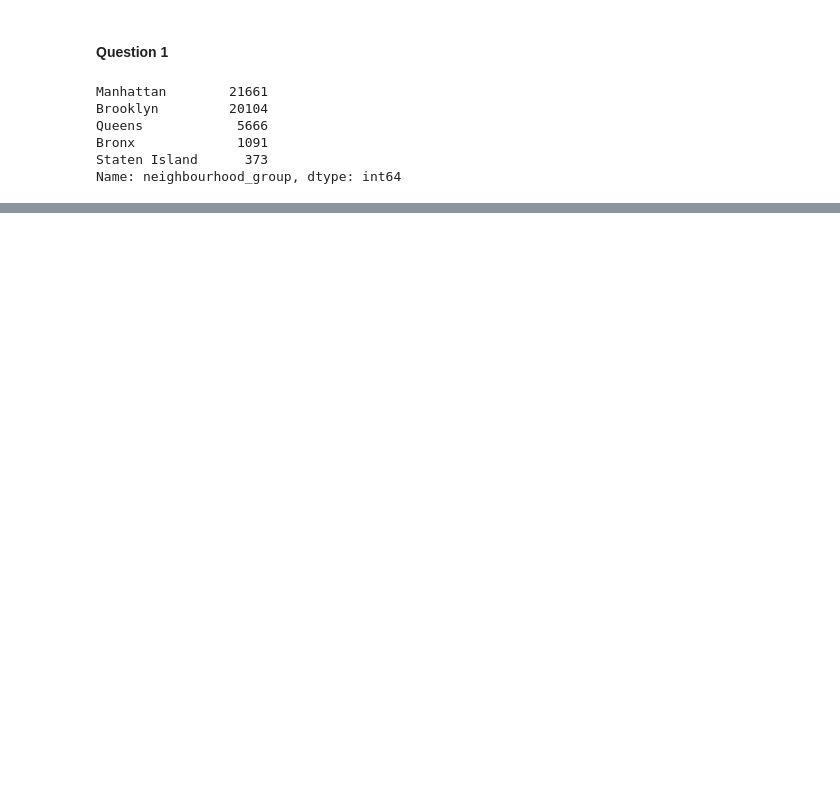
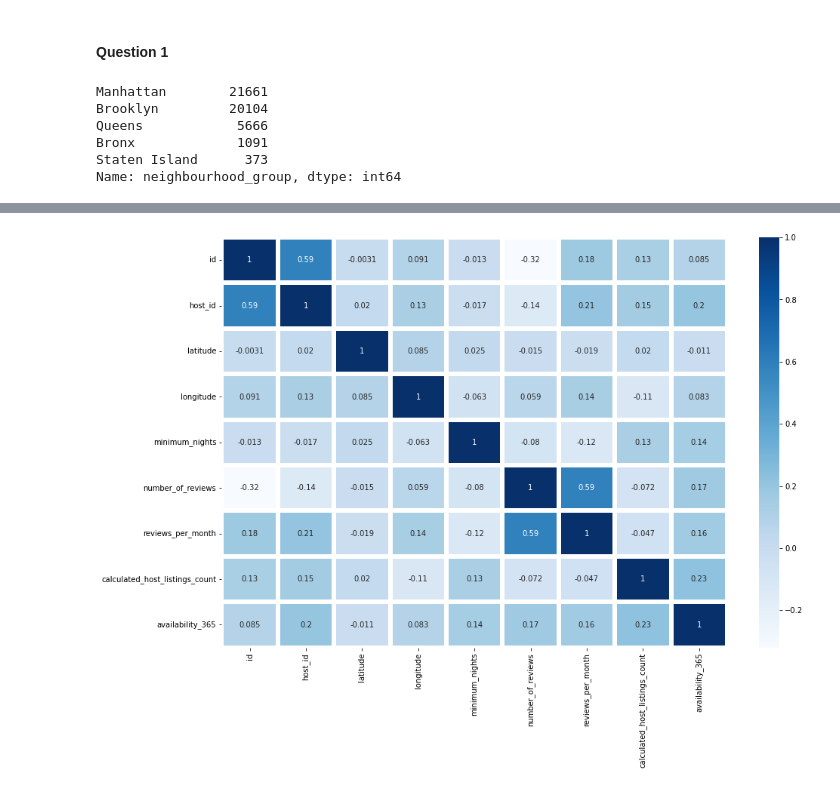
Before and after one commit to OneNameSam/Twitter, a Jupyter notebook: Week_3_Homework.ipynb, the cells around one changed output, grey strips where cells are left out. Cells and saved outputs as stored; diff of their text form; code cells hidden in the pictures; blank space fills up the shorter version.

```diff
--- a/Week_3_Homework.ipynb
+++ b/Week_3_Homework.ipynb
@@ -20,6 +24,7 @@ url = 'https://raw.githubusercontent.com/alexeygrigorev/datasets/master/AB_NYC_2
 # %%
 df = pd.read_csv(url)
 # %%
-df = df[features].fillna(0)
+df.reviews_per_month = df.reviews_per_month.fillna(0)
 df.isnull().sum()
+df.shape
 # %% [output]
@@ -37,2 +31,0 @@ dtype: int64
-# %%
-df['above_average'] = df.price >= 152
@@ -67,0 +69,5 @@ df_test = df_test.reset_index(drop=True)
+# %%
+df_num = df.copy()
+df_num = df_num.drop(['neighbourhood_group', 'room_type', 'price'], axis=1)
+corrMatrix = df_num.corr()
+display (corrMatrix)
@@ -67,0 +85,8 @@ df_test = df_test.reset_index(drop=True)
+# %%
+plt.figure(figsize=(15,10))
+sns.heatmap(corrMatrix, annot=True, linewidths=5, cmap="Blues")
+plt.show()
+
+#df['above_average'] = df.price >= 152
+# %% [output]
+[figure, added]
```
Also changed, not shown: parts of 67 cells of this notebook.
